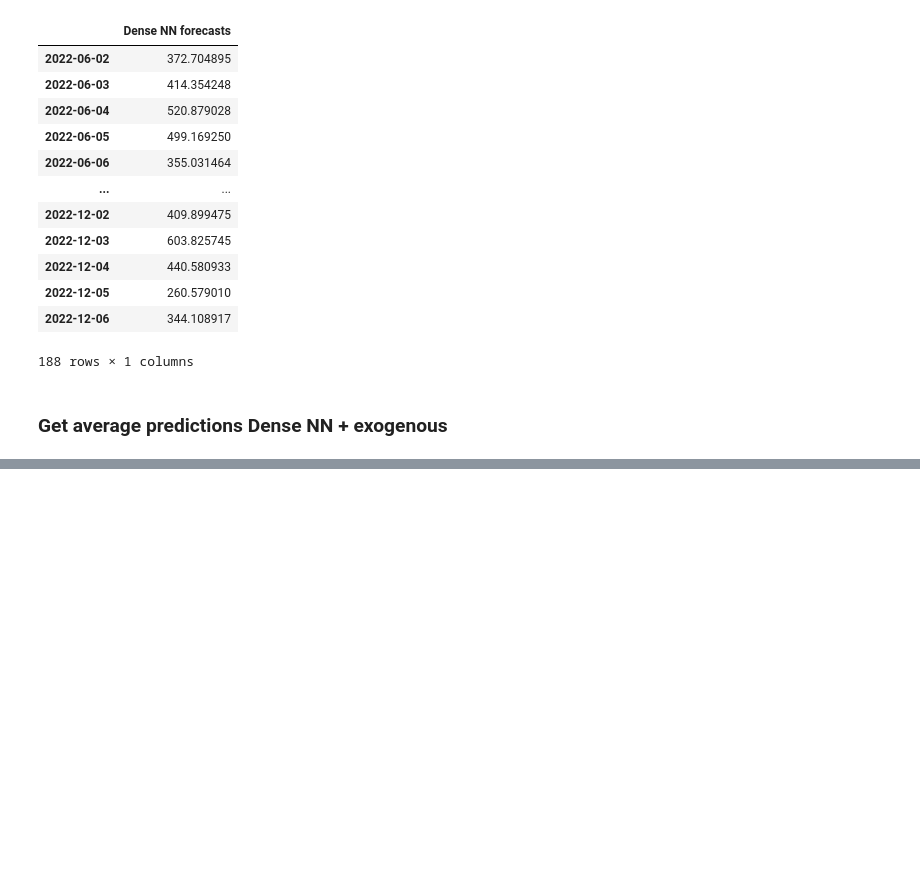
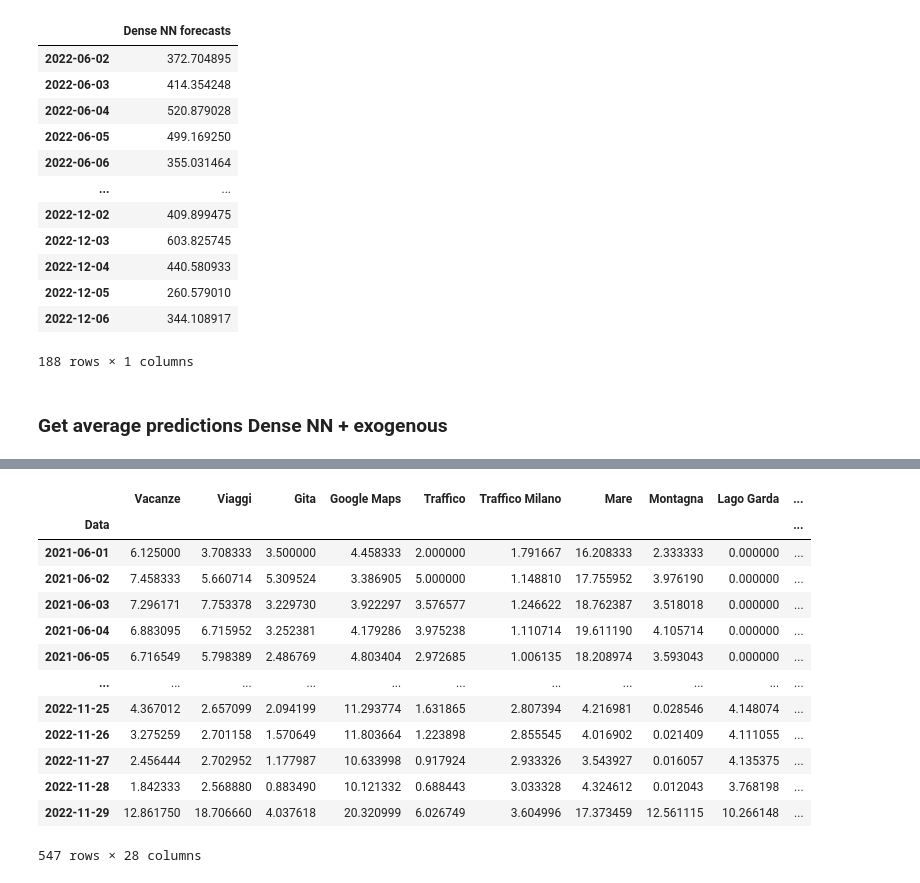
Before and after one commit to Ishikawa7/Forecasting-and-Google-Trends-API, a Jupyter notebook: test_forecast_models.ipynb, the cells around one changed output, grey strips where cells are left out. Saved outputs shown, nothing was run; the diff lists cells and outputs as text; code cells hidden in the pictures; blank space fills up the shorter version.

Commit message:
test exogenous

```diff
--- a/test_forecast_models.ipynb
+++ b/test_forecast_models.ipynb
@@ -139,0 +155,22 @@ df
+# %%
+ex = pd.read_csv('input/Exogenous.csv', index_col=0)
+ex.rename(columns={"date":"Data"},inplace=True)
+ex["Data"] = pd.to_datetime(ex["Data"]).dt.date
+ex.set_index("Data",inplace=True)
+ex = ex.iloc[:-2]
+ex
+# %% [output]
+|  | Vacanze | Viaggi | Gita | Google Maps | Traffico | Traffico Milano | Mare | Montagna | Lago Garda | ... |
+| Data |  |  |  |  |  |  |  |  |  | ... |
+| 2021-06-01 | 6.125000 | 3.708333 | 3.500000 | 4.458333 | 2.000000 | 1.791667 | 16.208333 | 2.333333 | 0.000000 | ... |
+| 2021-06-02 | 7.458333 | 5.660714 | 5.309524 | 3.386905 | 5.000000 | 1.148810 | 17.755952 | 3.976190 | 0.000000 | ... |
+| 2021-06-03 | 7.296171 | 7.753378 | 3.229730 | 3.922297 | 3.576577 | 1.246622 | 18.762387 | 3.518018 | 0.000000 | ... |
+| 2021-06-04 | 6.883095 | 6.715952 | 3.252381 | 4.179286 | 3.975238 | 1.110714 | 19.611190 | 4.105714 | 0.000000 | ... |
+| 2021-06-05 | 6.716549 | 5.798389 | 2.486769 | 4.803404 | 2.972685 | 1.006135 | 18.208974 | 3.593043 | 0.000000 | ... |
+| ... | ... | ... | ... | ... | ... | ... | ... | ... | ... | ... |
+| 2022-11-25 | 4.367012 | 2.657099 | 2.094199 | 11.293774 | 1.631865 | 2.807394 | 4.216981 | 0.028546 | 4.148074 | ... |
+| 2022-11-26 | 3.275259 | 2.701158 | 1.570649 | 11.803664 | 1.223898 | 2.855545 | 4.016902 | 0.021409 | 4.111055 | ... |
+| 2022-11-27 | 2.456444 | 2.702952 | 1.177987 | 10.633998 | 0.917924 | 2.933326 | 3.543927 | 0.016057 | 4.135375 | ... |
+| 2022-11-28 | 1.842333 | 2.568880 | 0.883490 | 10.121332 | 0.688443 | 3.033328 | 4.324612 | 0.012043 | 3.768198 | ... |
+| 2022-11-29 | 12.861750 | 18.706660 | 4.037618 | 20.320999 | 6.026749 | 3.604996 | 17.373459 | 12.561115 | 10.266148 | ... |
+547 rows × 28 columns
```
Also changed, not shown: parts of 7 cells of this notebook, 7 other files.
